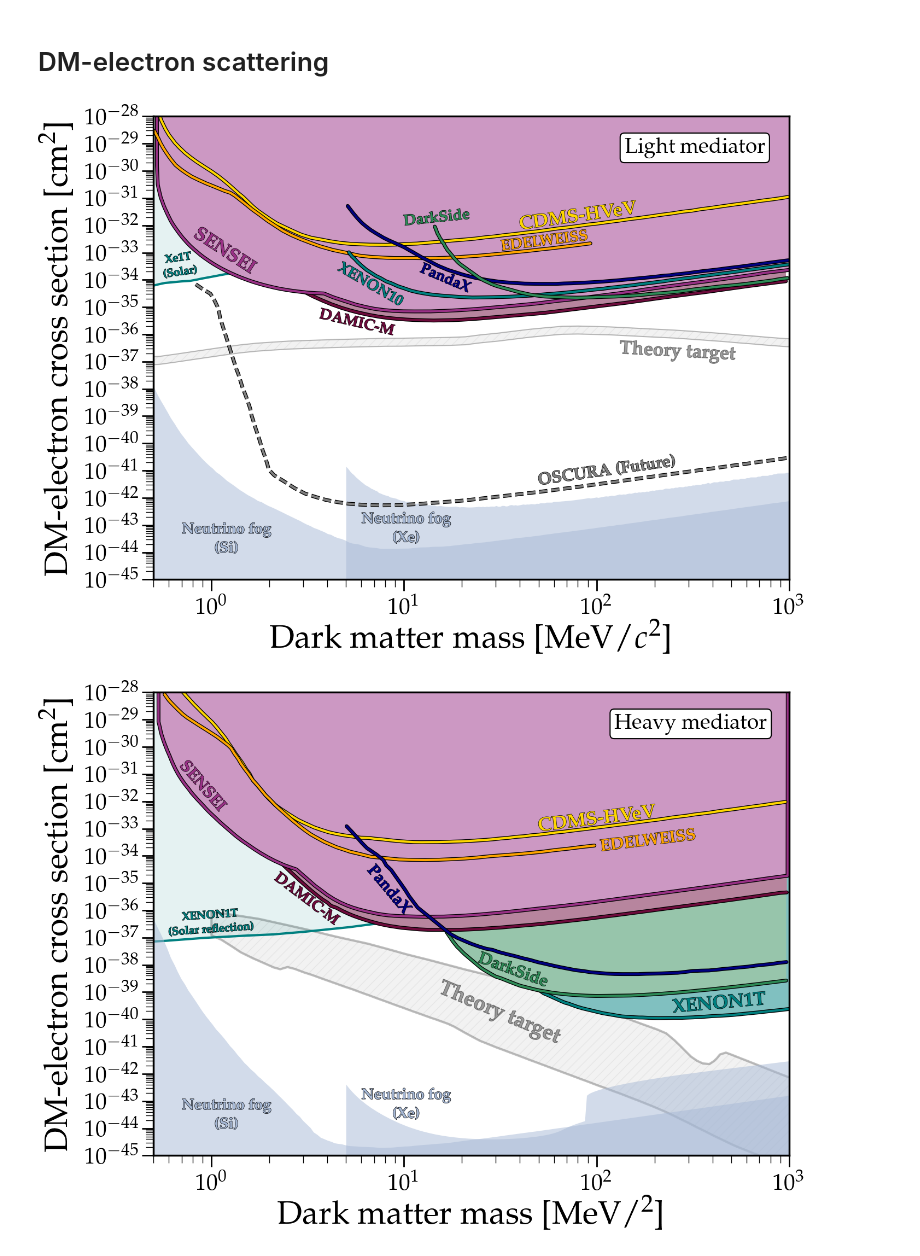
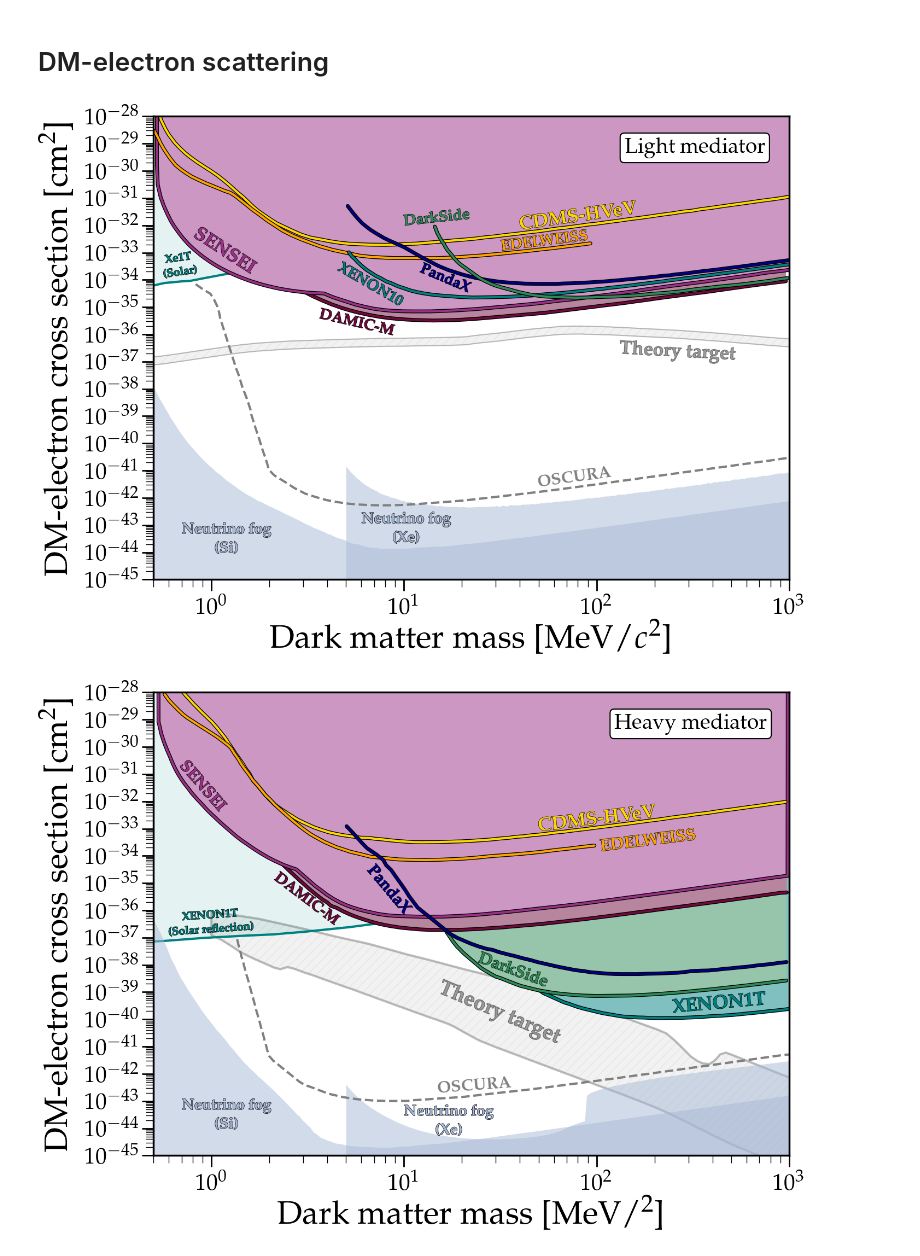
Before and after one commit to cajohare/DirectDetectionPlots, a Jupyter notebook: notebooks/DM-Electron.ipynb, the cells around one changed output. Drawn from its saved outputs; the diff is of its cells as text; code cells hidden in the pictures.

```diff
--- a/notebooks/DM-Electron.ipynb
+++ b/notebooks/DM-Electron.ipynb
@@ -19,7 +19,7 @@ PlotBound(ax,fpath+'DarkSide-50.txt',label=r'{\bf DarkSide}',label_pos=[10,1.e-3
 PlotBound(ax,fpath+'CDMS-HVeV.txt',label=r'{\bf CDMS-HVeV}',label_pos=[40,0.7e-32],edgecolor='gold',facecolor=col_alpha('#993186',0.5),textcolor='gold',rotation=8,zorder=1)
 PlotBound(ax,fpath+'SENSEI_2024_Combined.txt',label=r'{\bf SENSEI}',label_pos=[0.8,4e-33],edgecolor='#993186',facecolor=col_alpha('#993186',0.5),textcolor='#993186',rotation=-33,zorder=-1)
 PlotBound(ax,fpath+'DAMIC-M.txt',label=r'{\bf DAMIC-M}',label_pos=[3.6,0.04e-34],edgecolor='#6e0b3c',facecolor=col_alpha('#6e0b3c',0.5),textcolor='#6e0b3c',rotation=-13,zorder=-2,fontsize=20)
-PlotBound(ax,fpath+'EDELWEISS.txt',label=r'{\bf EDELWEISS}',label_pos=[32,1.2e-33],edgecolor='orange',facecolor=facecolor,facealpha=0,textcolor='orange',rotation=7,zorder=1,fontsize=20)
+PlotBound(ax,fpath+'EDELWEISS.txt',label=r'{\bf EDELWEISS}',label_pos=[32,1.2e-33],edgecolor='orange',facealpha=0,textcolor='orange',rotation=7,zorder=1,fontsize=20)
 PlotBound(ax,fpath+'PandaX.txt',label=r'{\bf PandaX}',label_pos=[12,2e-34],edgecolor='navy',facealpha=0,textcolor='navy',rotation=-23,zorder=1,fontsize=20)
 PlotBound(ax,fpath+'XENON10.txt',label=r'{\bf XENON10}',label_pos=[4.5,2.3e-34],edgecolor='teal',facealpha=0,textcolor='teal',rotation=-30,zorder=1,fontsize=20)
 PlotBound(ax,fpath+'XENON1T_SolarReflection.txt',label=r'\begin{center} {\bf Xe1T} \linebreak {\bf (Solar)}\end{center}',label_pos=[0.55,4e-34],facecolor='teal',edgecolor='teal',path_effects=None,linestyle='-',facealpha=0.1,textcolor='teal',rotation=8,zorder=-10,fontsize=15)
@@ -58,11 +58,11 @@ ax.yaxis.set_minor_locator(locmin)
 
 MySaveFig(fig,'Electron_LightMediator')
 
-PlotBound(ax,fpath+'Projections/OSCURA.txt',label=r'{\bf OSCURA (Future)}',start_x=16,label_pos=[50,0.3e-41],edgecolor='gray',facealpha=0,linestyle='--',textcolor='gray',lw=3,text_path_effects=line_background(1,'k'),rotation=8,zorder=1,fontsize=22)
+PlotBound(ax,fpath+'Projections/OSCURA.txt',label=r'{\bf OSCURA}',start_x=16,label_pos=[50,0.25e-41],edgecolor='gray',facealpha=0,linestyle='--',textcolor='gray',lw=3,rotation=8,zorder=1,fontsize=22,path_effects=None,text_path_effects=None)
 
 MySaveFig(fig,'Electron_LightMediator_with_Projections')
 # %% [output]
-[figure, old version]
+[figure, new version]
 # %%
 from numpy import *
 import matplotlib
@@ -80,49 +80,52 @@ PlotBound(ax,fpath+'DarkSide-50.txt',label=r'{\bf DarkSide}',label_pos=[24,1.3e-
 PlotBound(ax,fpath+'CDMS-HVeV.txt',label=r'{\bf CDMS-HVeV}',label_pos=[50,0.8e-33],edgecolor='gold',facecolor=col_alpha('#993186',0.5),textcolor='gold',rotation=7)
 PlotBound(ax,fpath+'SENSEI_2024_Combined.txt',label=r'{\bf SENSEI}',label_pos=[0.68,2e-31],edgecolor='#993186',facecolor=col_alpha('#993186',0.5),textcolor='#993186',rotation=-49,zorder=-1,fontsize=22)
 PlotBound(ax,fpath+'DAMIC-M.txt',label=r'{\bf DAMIC-M}',label_pos=[2.1,0.14e-34],edgecolor='#6e0b3c',facecolor=col_alpha('#6e0b3c',0.5),textcolor='#6e0b3c',rotation=-37,zorder=-2,fontsize=20)
-PlotBound(ax,fpath+'EDELWEISS.txt',label=r'{\bf EDELWEISS}',label_pos=[105,1.5e-34],edgecolor='orange',facecolor=facecolor,facealpha=0,textcolor='orange',rotation=7,zorder=1,fontsize=22)
+PlotBound(ax,fpath+'EDELWEISS.txt',label=r'{\bf EDELWEISS}',label_pos=[105,1.5e-34],edgecolor='orange',facealpha=0,textcolor='orange',rotation=7,zorder=1,fontsize=22)
 PlotBound(ax,fpath+'PandaX.txt',label=r'{\bf PandaX}',label_pos=[6.4,0.3e-34],edgecolor='navy',facealpha=0,textcolor='navy',rotation=-50,zorder=1,fontsize=22)
 PlotBound(ax,fpath+'XENON1T.txt',label=r'{\bf XENON1T}',label_pos=[250,1.8e-40],edgecolor='teal',facecolor=col_alpha('teal',0.5),textcolor='teal',lw=3,rotation=5,zorder=-10)
 PlotBound(ax,fpath+'XENON1T_SolarReflection.txt',label=r'\begin{center} {\bf XENON1T} \linebreak {\bf (Solar  reflection)}\end{center}',label_pos=[0.59,0.4e-36],facecolor='teal',edgecolor='teal',path_effects=None,linestyle='-',facealpha=0.1,textcolor='teal',rotation=4,zorder=-10,fontsize=15)
 #PlotBound(ax,fpath+'AllLimits-2024.txt',zorder=100,facecolor='gray')
-#PlotBound(ax,fpath+'Projections/OSCURA.txt',label=r'{\bf OSCURA}',label_pos=[50,0.07e-41],edgecolor='gray',facealpha=0,linestyle='--',textcolor='gray',lw=3,text_path_effects=line_background(1,'k'),rotation=8,zorder=1,fontsize=22)
 
 
 # Neutrino fog
-PlotBound(ax,'../data/fog/Electron/HeavyMediator/nuFog_n2_Xe.txt',y2=0,label=r'\begin{center} {\bf Neutrino fog \linebreak (Xe)}\end{center}',label_pos=[6,1.2e-43],fontsize=20,rotation=0,facecolor='#a7b9d6',lw=0,textcolor='#a7b9d6',facealpha=0.5)
+PlotBound(ax,'../data/fog/Electron/HeavyMediator/nuFog_n2_Xe.txt',y2=0,label=r'\begin{center} {\bf Neutrino fog \linebreak (Xe)}\end{center}',label_pos=[10,0.3e-43],fontsize=20,rotation=0,facecolor='#a7b9d6',lw=0,textcolor='#a7b9d6',facealpha=0.5)
 PlotBound(ax,'../data/fog/Electron/HeavyMediator/nuFog_n2_Si.txt',y2=0,label=r'\begin{center} {\bf Neutrino fog \linebreak (Si)}\end{center}',label_pos=[0.7,0.5e-43],fontsize=20,rotation=0,facecolor='#a7b9d6',lw=0,textcolor='#a7b9d6',facealpha=0.5)
 
 
 
 dat1 = loadtxt('../data/models/Electron/HeavyMediator/ELDER.txt')
 dat2 = loadtxt('../data/models/Electron/HeavyMediator/ScalarFreezeIn.txt')
 DAT = vstack((flipud(dat1),dat2))
 plt.fill_between(DAT[:,0],DAT[:,1],color='gray',hatch='//',alpha=0.1,zorder=-100)
 plt.plot(DAT[:,0],DAT[:,1],'-',color='gray',alpha=0.5,zorder=-100)
 plt.text(14.5,0.14e-40,r'{\bf Theory target}',color='gray',rotation=-23,path_effects=line_background(1,'k'),alpha=0.5)
 
 ax.set_yscale('log')
 ax.set_xscale('log')
 ax.set_xlim([0.5,1e3])
 ax.set_ylim([1e-45,1e-28])
 ax.set_xlabel('Dark matter mass [MeV/$^2$]')
 ax.set_ylabel(r'DM-electron cross section [cm$^{2}$]',labelpad=10)
 
 locmaj = matplotlib.ticker.LogLocator(base=10.0, subs=(1.0, ), numticks=50)
 locmin = matplotlib.ticker.LogLocator(base=10.0, subs=arange(2, 10)*.1,numticks=100)
 ax.yaxis.set_major_locator(locmaj)
 ax.yaxis.set_minor_locator(locmin)
 
 
 
 plt.gcf().text(0.78, 0.82, r'Heavy mediator',ha='center',color='black',multialignment='center',
             bbox=dict(facecolor='w', linewidth=1.5,
                         edgecolor='black', boxstyle='round,pad=0.2'))
 
 
 MySaveFig(fig,'Electron_HeavyMediator')
+
+PlotBound(ax,fpath+'Projections/OSCURA.txt',label=r'{\bf OSCURA}',label_pos=[15,0.02e-41],edgecolor='gray',facealpha=0,linestyle='--',textcolor='gray',lw=3,start_x=40,rotation=4.5,zorder=1,fontsize=22,path_effects=None,text_path_effects=None)
+
+MySaveFig(fig,'Electron_HeavyMediator_with_Projections')
 # %% [output]
-[figure, old version]
+[figure, new version]
 # %%
 fpath = '../data/limits/Electron/LightMediator/'
 file_list = ['SENSEI','SENSEI_1e']
```
Also changed, not shown: 22 other files.
